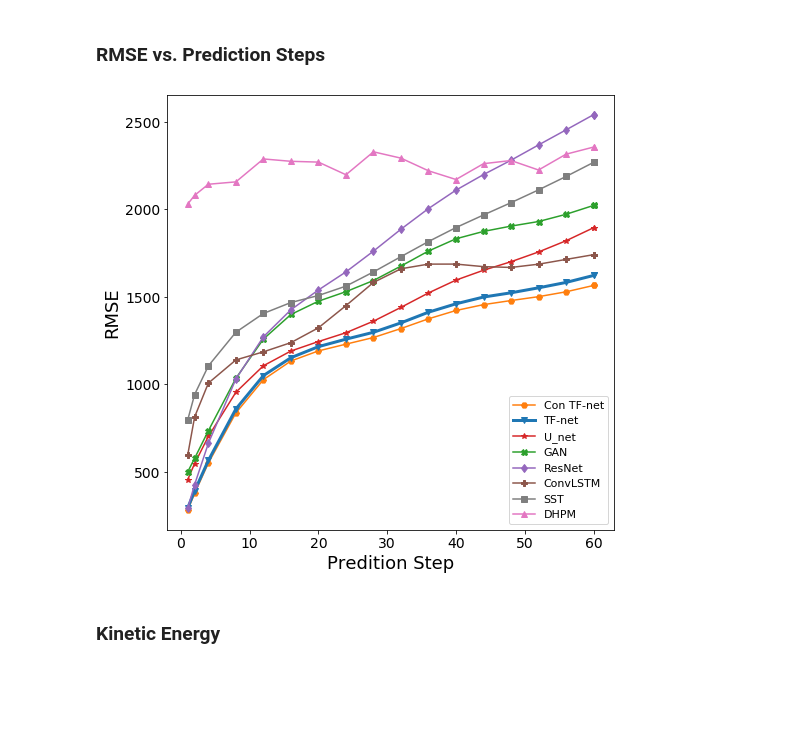
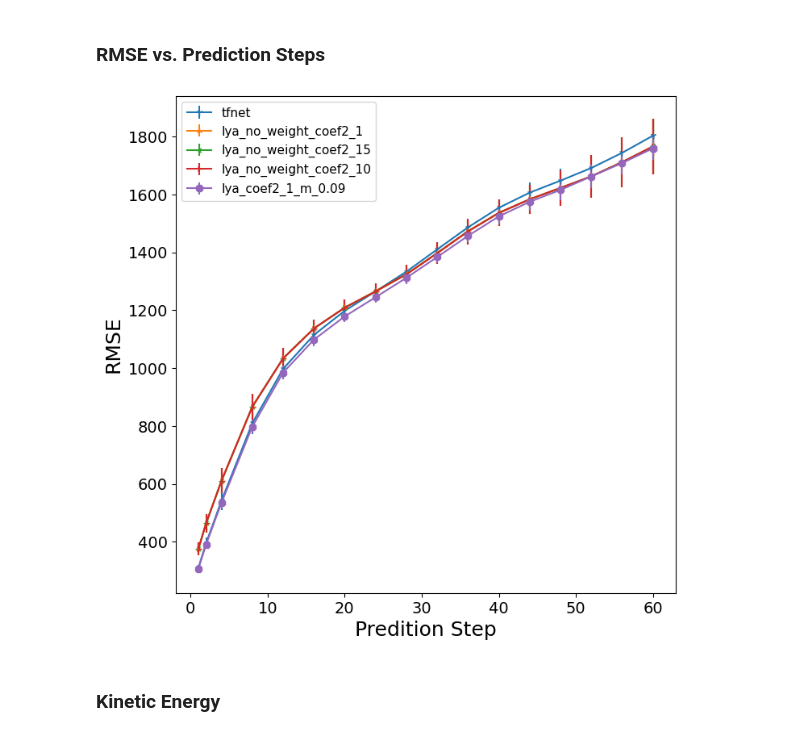
Before and after one commit to Rose-STL-Lab/Turbulent-Flow-Net, a Jupyter notebook: Evaluation/Evaluation.ipynb, the cells around one changed output. Cells and saved outputs as stored; diff of their text form; code cells hidden in the pictures; blank space fills up the shorter version.

```diff
--- a/Evaluation/Evaluation.ipynb
+++ b/Evaluation/Evaluation.ipynb
@@ -27,32 +156,37 @@ tf_con = torch.load("Results/Results_64/TF_con.pt")
 # %%
-colors = ["k", "tab:orange", "tab:blue", "tab:red", "tab:green", "tab:purple", "tab:brown", "tab:grey", "tab:pink"]
-title = ["Target", "Con TF-net", "TF-net", "U_net",  "GAN",  "ResNet", "ConvLSTM",  "SST",  "DHPM"]#"U_con",
-markers = ['o',  "H", 'v', "*", "X", "d", "P",'s', "^"]
+# colors = ["k", "tab:orange", "tab:blue", "tab:red", "tab:green", "tab:purple", "tab:brown", "tab:grey", "tab:pink"]
+# title = ["Target", "Con TF-net", "TF-net", "U_net",  "GAN",  "ResNet", "ConvLSTM",  "SST",  "DHPM"]#"U_con",
+markers = ["1","2","3","4","8","s","p","P","*","h","H","+","x","X","D","d",".",",","o","v","^","<",">","|","_",0,1,2,3,4,5,6,7,8,9,10,11]
 # %%
-avg = 1.0424337
-stds = 4522.7046
-preds = [gan["trues"]*stds+avg, tf_con["preds"]*stds+avg, tf["preds"]*stds+avg, u["preds"]*stds+avg,  gan["preds"]*stds+avg,
-         cnn["preds"]*stds+avg, convlstm["preds"]*stds+avg, sst["preds"]*stds+avg, dhpm["preds"]*stds+avg]
+avg = -0.7982
+stds = 4506.0068
+# preds = [gan["trues"]*stds+avg, tf_con["preds"]*stds+avg, tf["preds"]*stds+avg, u["preds"]*stds+avg,  gan["preds"]*stds+avg,
+#          cnn["preds"]*stds+avg, convlstm["preds"]*stds+avg, sst["preds"]*stds+avg, dhpm["preds"]*stds+avg]
 # %% [markdown]
 ### RMSE vs. Prediction Steps
 # %%
 fig=plt.figure(figsize=(8, 8))
 idx = np.array([0,1] + list(range(3,60,4))+[59])
-plt.plot(idx+1, tf_con['loss_curve'][idx]*stds, label = "Con TF-net", marker=markers[1], linewidth = 1.5, color = colors[1])
-plt.plot(idx+1,  tf['loss_curve'][idx]*stds, label = "TF-net", marker=markers[2], linewidth = 3, color = colors[2])
-plt.plot(idx+1, u['loss_curve'][idx]*stds, label = "U_net", marker=markers[3], linewidth = 1.5, color = colors[3])
-plt.plot(idx+1, gan['loss_curve'][idx]*stds, label = "GAN", marker=markers[4], linewidth = 1.5, color = colors[4])
-plt.plot(idx+1, cnn['loss_curve'][idx]*stds, label = "ResNet", marker= markers[5], linewidth = 1.5, color = colors[5])
-plt.plot(idx+1, convlstm['loss_curve'][idx]*stds, label = "ConvLSTM", marker= markers[6], linewidth = 1.5, color = colors[6])
-plt.plot(idx+1, sst['loss_curve'][idx]*stds, label = "SST", marker= markers[7], linewidth = 1.5, color = colors[7])
-plt.plot(idx+1, dhpm['loss_curve'][idx]*stds, label = "DHPM", marker=markers[8], linewidth = 1.5, color = colors[8])
+# plt.plot(idx+1, tf_con['loss_curve'][idx]*stds, label = "Con TF-net", marker=markers[1], linewidth = 1.5, color = colors[1])
+# plt.plot(idx+1,  tf['loss_curve'][idx]*stds, label = "TF-net", marker=markers[2], linewidth = 3, color = colors[2])
+# plt.plot(idx+1, u['loss_curve'][idx]*stds, label = "U_net", marker=markers[3], linewidth = 1.5, color = colors[3])
+# plt.plot(idx+1, gan['loss_curve'][idx]*stds, label = "GAN", marker=markers[4], linewidth = 1.5, color = colors[4])
+# plt.plot(idx+1, cnn['loss_curve'][idx]*stds, label = "ResNet", marker= markers[5], linewidth = 1.5, color = colors[5])
+# plt.plot(idx+1, convlstm['loss_curve'][idx]*stds, label = "ConvLSTM", marker= markers[6], linewidth = 1.5, color = colors[6])
+# plt.plot(idx+1, sst['loss_curve'][idx]*stds, label = "SST", marker= markers[7], linewidth = 1.5, color = colors[7])
+# plt.plot(idx+1, dhpm['loss_curve'][idx]*stds, label = "DHPM", marker=markers[8], linewidth = 1.5, color = colors[8])
+
+for i,v in enumerate(graphs.items()):
+    k,v=v
+    plt.errorbar(idx+1, v[0][idx]*stds, v[1][idx]*stds, label = k, linewidth = 1.5, marker=markers[i])
+
 
 plt.ylabel("RMSE", size = 18)
 plt.xlabel("Predition Step", size = 18)
 plt.legend(fontsize=11)
 plt.xticks(fontsize=14)
 plt.yticks(fontsize=14)
 #plt.savefig("rmse_horizon.png", dpi = 400, bbox_inches = 'tight')
 plt.show()
 # %% [output]
-[figure, old version]
+[figure, new version]
```
Also changed, not shown: parts of 5 cells of this notebook, 4 other files.
